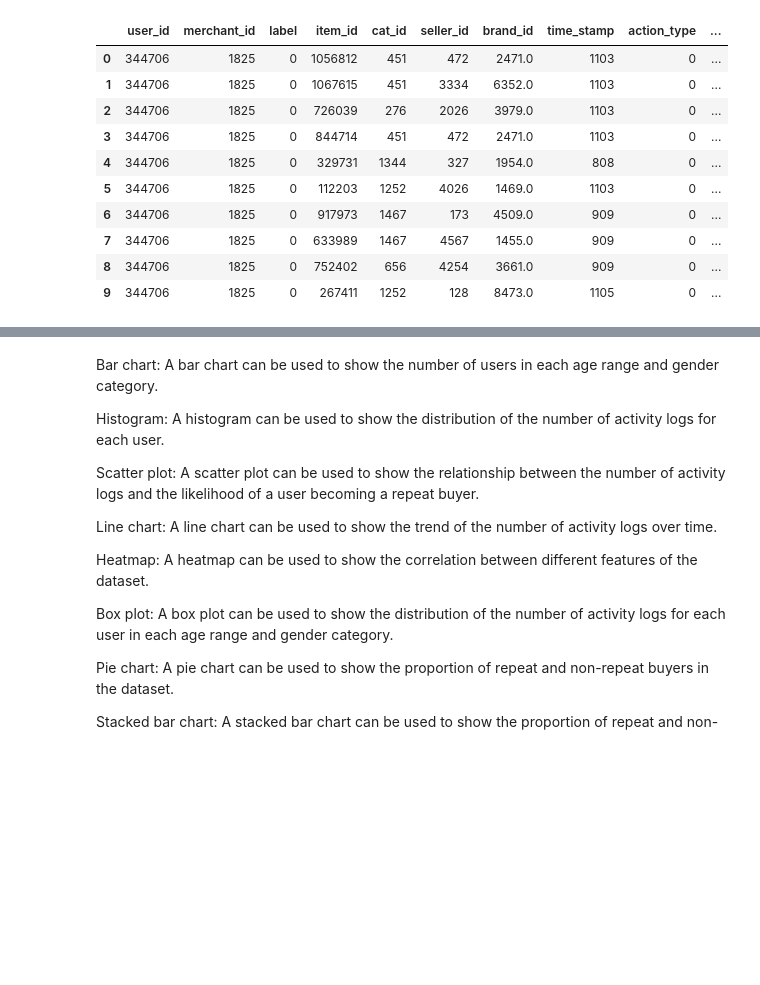
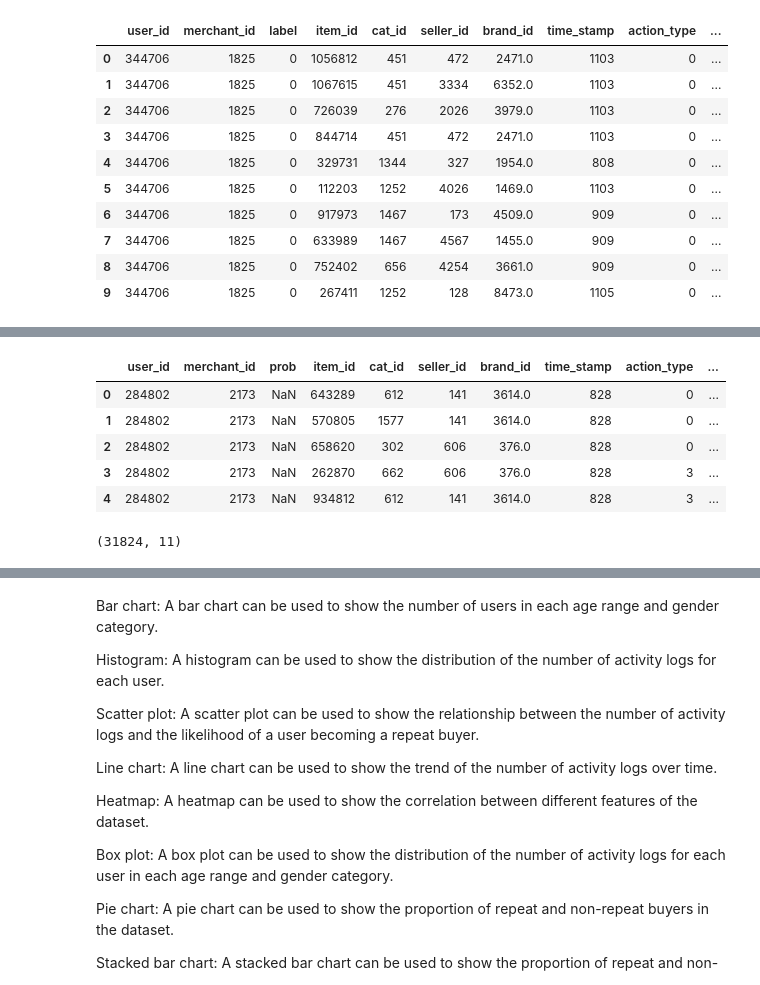
Before and after one commit to pratikjadhav2726/Group7-CECS550, a Jupyter notebook: EDA/Dataset_cleaning.ipynb, the cells around one changed output, grey strips where cells are left out. Cells and saved outputs as stored; diff of their text form; code cells hidden in the pictures; blank space fills up the shorter version.

```diff
--- a/EDA/Dataset_cleaning_eda.ipynb
+++ b/EDA/Dataset_cleaning.ipynb
@@ -112,0 +129,19 @@ df_train.head(10)
+# %%
+df_test.head()
+# %% [output]
+|  | user_id | merchant_id | prob | item_id | cat_id | seller_id | brand_id | time_stamp | action_type | ... |
+| 0 | 284802 | 2173 | NaN | 643289 | 612 | 141 | 3614.0 | 828 | 0 | ... |
+| 1 | 284802 | 2173 | NaN | 570805 | 1577 | 141 | 3614.0 | 828 | 0 | ... |
+| 2 | 284802 | 2173 | NaN | 658620 | 302 | 606 | 376.0 | 828 | 0 | ... |
+| 3 | 284802 | 2173 | NaN | 262870 | 662 | 606 | 376.0 | 828 | 3 | ... |
+| 4 | 284802 | 2173 | NaN | 934812 | 612 | 141 | 3614.0 | 828 | 3 | ... |
+# %%
+#convert float to asint
+df_train=df_train.dropna()
+df_train['age_range']=df_train['age_range'].astype(int)
+df_train['gender']=df_train['gender'].astype(int)
+df_train['brand_id']=df_train['brand_id'].astype(int)
+df_train.head()
+df_train.shape
+# %% [output]
+(31824, 11)
```
Also changed, not shown: parts of 5 cells of this notebook, 2 other files.
